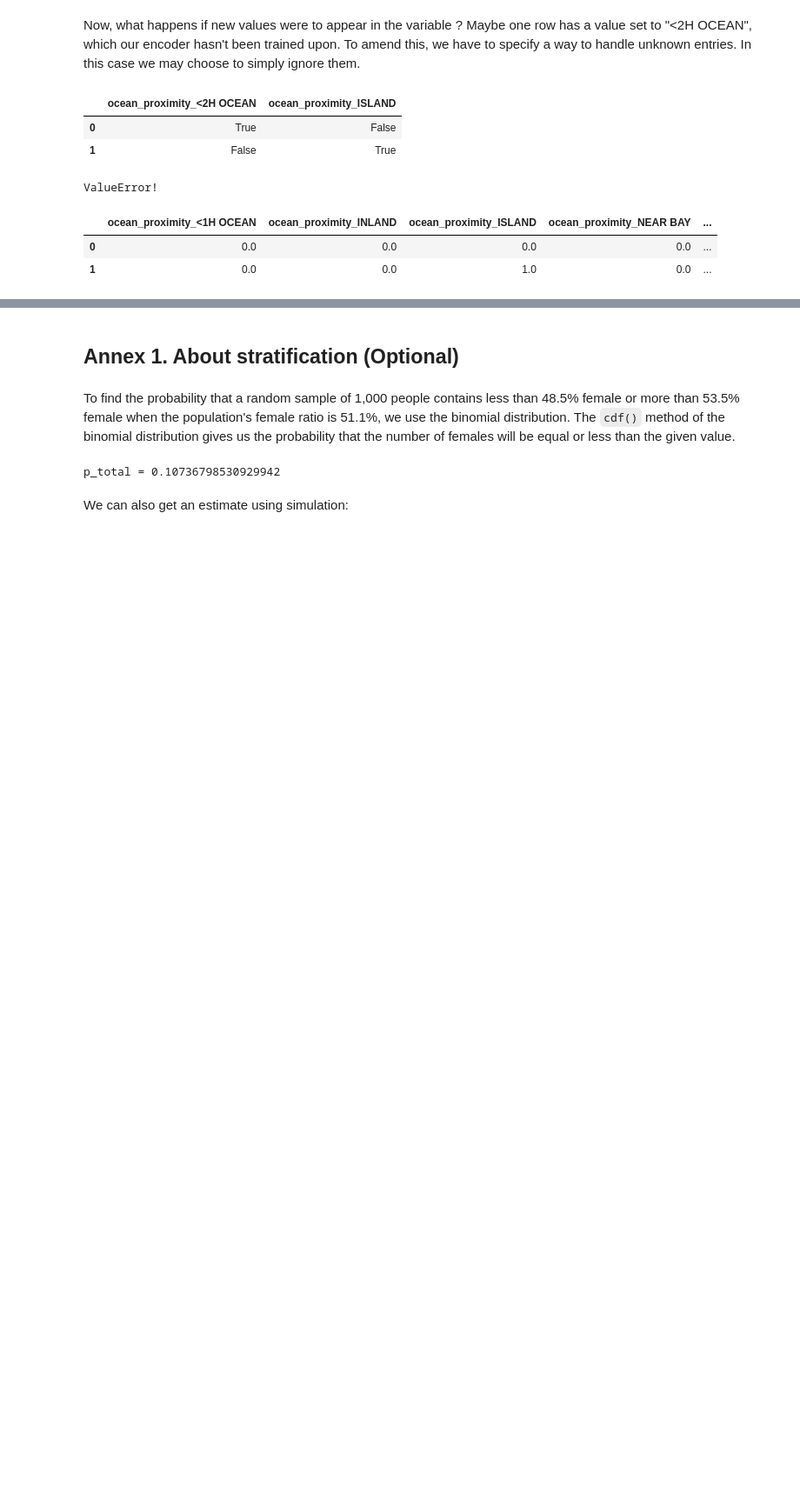
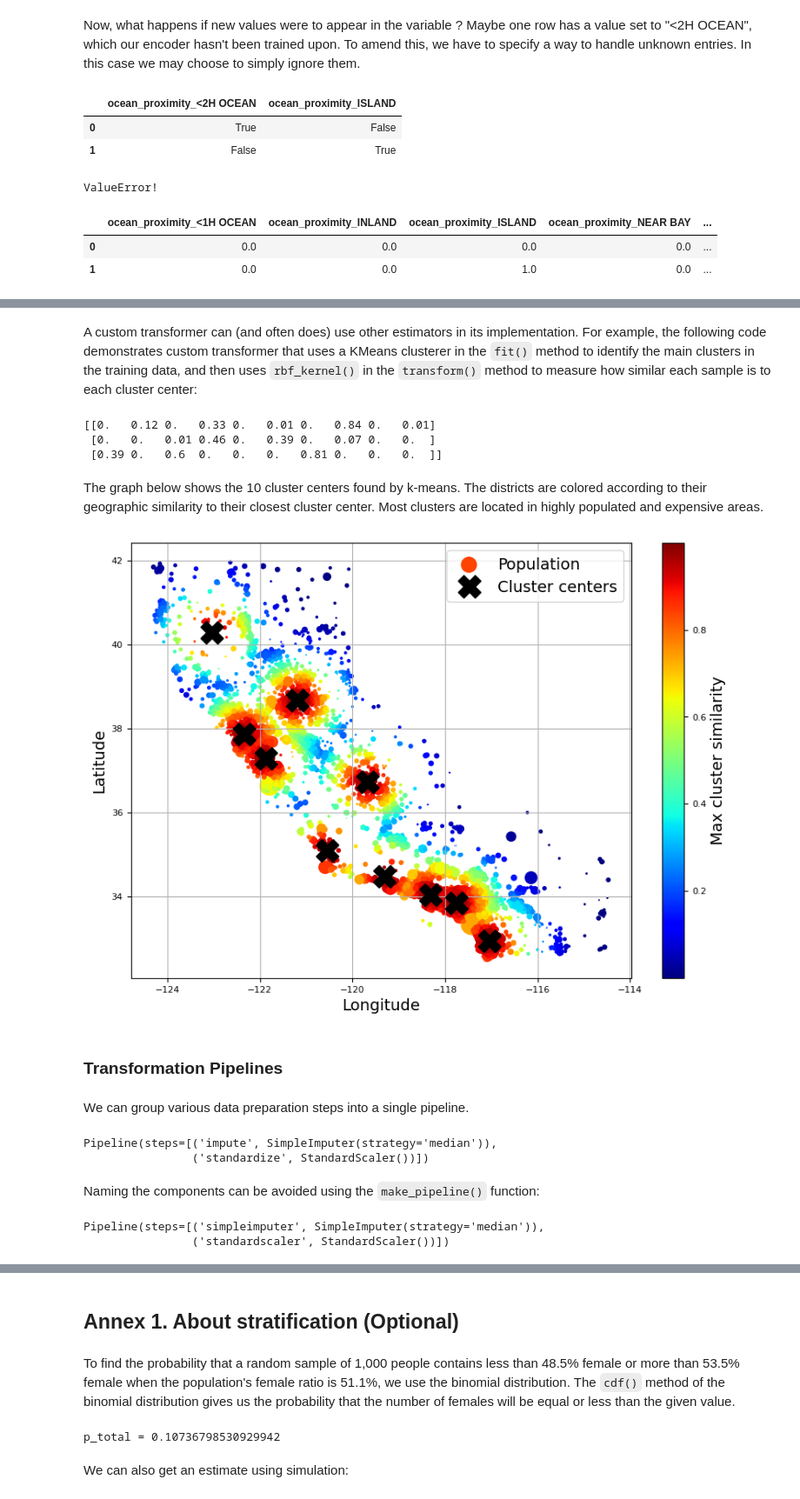
Before and after one commit to bictorbang/ML_notebooks, a Jupyter notebook: machine_learning_with_scikit_learn/02_end_to_end_machine_learning_project/02.ipynb, the cells around one changed output, grey strips where cells are left out. Shown at 87% size. Drawn from its saved outputs; the diff is of its cells as text; code cells hidden in the pictures; blank space fills up the shorter version.

```diff
--- a/machine_learning_with_scikit_learn/02_end_to_end_machine_learning_project/02.ipynb
+++ b/machine_learning_with_scikit_learn/02_end_to_end_machine_learning_project/02.ipynb
@@ -655,0 +895,59 @@ ValueError!
+# %% [markdown]
+A custom transformer can (and often does) use other estimators in its implementation. For example, the following code demonstrates custom transformer that uses a KMeans clusterer in the ``fit()`` method to identify the main clusters in the training data, and then uses ``rbf_kernel()`` in the ``transform()`` method to measure how similar each sample is to each cluster center:
+# %%
+from sklearn.cluster import KMeans
+
+class ClusterSimilarity(BaseEstimator, TransformerMixin):
+    def __init__(self, n_clusters=10, gamma=1.0, random_state=None):
+        self.n_clusters = n_clusters
+        self.gamma = gamma
+        self.random_state = random_state
+
+    def fit(self, X, y=None, sample_weight=None):
+        self.kmeans_ = KMeans(self.n_clusters, n_init=10,
+                              random_state=self.random_state)
+        self.kmeans_.fit(X, sample_weight=sample_weight)
+        return self  # always return self!
+
+    def transform(self, X):
+        return rbf_kernel(X, self.kmeans_.cluster_centers_, gamma=self.gamma)
+
+    def get_feature_names_out(self, names=None):
+        return [f"Cluster {i} similarity" for i in range(self.n_clusters)]
+
+# To verify the validity of our custom estimator, pass an instance to the function is_estimator()
+
+cluster_simil = ClusterSimilarity(n_clusters=10, gamma=1., random_state=42)
+similarities = cluster_simil.fit_transform(housing[["latitude", "longitude"]],
+                                           sample_weight=housing_labels)
+print(similarities[:3].round(2))
+# %% [output]
+[[0.   0.12 0.   0.33 0.   0.01 0.   0.84 0.   0.01]
+ [0.   0.   0.01 0.46 0.   0.39 0.   0.07 0.   0.  ]
+ [0.39 0.   0.6  0.   0.   0.   0.81 0.   0.   0.  ]]
+# %% [markdown]
+The graph below shows the 10 cluster centers found by k-means. The districts are colored according to their geographic similarity to their closest cluster center. Most clusters are located in highly populated and expensive areas.
+# %%
+housing_renamed = housing.rename(columns={
+    "latitude": "Latitude", "longitude": "Longitude",
+    "population": "Population",
+    "median_house_value": "Median house value (ᴜsᴅ)"})
+housing_renamed["Max cluster similarity"] = similarities.max(axis=1)
+
+housing_renamed.plot(kind="scatter", x="Longitude", y="Latitude", grid=True,
+                     s=housing_renamed["Population"] / 100, label="Population",
+                     c="Max cluster similarity",
+                     cmap="jet", colorbar=True,
+                     legend=True, sharex=False, figsize=(10, 7))
+plt.plot(cluster_simil.kmeans_.cluster_centers_[:, 1],
+         cluster_simil.kmeans_.cluster_centers_[:, 0],
+         linestyle="", color="black", marker="X", markersize=20,
+         label="Cluster centers")
+plt.legend(loc="upper right")
+plt.show()
+# %% [output]
+[figure, added]
+# %% [markdown]
+### Transformation Pipelines
+# %% [markdown]
+We can group various data preparation steps into a single pipeline.
@@ -655,0 +959,21 @@ ValueError!
+# %%
+from sklearn.pipeline import Pipeline
+
+num_pipeline = Pipeline([
+    ("impute", SimpleImputer(strategy="median")),
+    ("standardize", StandardScaler())])
+
+num_pipeline
+# %% [output]
+Pipeline(steps=[('impute', SimpleImputer(strategy='median')),
+                ('standardize', StandardScaler())])
+# %% [markdown]
+Naming the components can be avoided using the ``make_pipeline()`` function:
+# %%
+from sklearn.pipeline import make_pipeline
+
+num_pipeline = make_pipeline(SimpleImputer(strategy="median"), StandardScaler())
+num_pipeline
+# %% [output]
+Pipeline(steps=[('simpleimputer', SimpleImputer(strategy='median')),
+                ('standardscaler', StandardScaler())])
```
Also changed, not shown: parts of 39 cells of this notebook.
